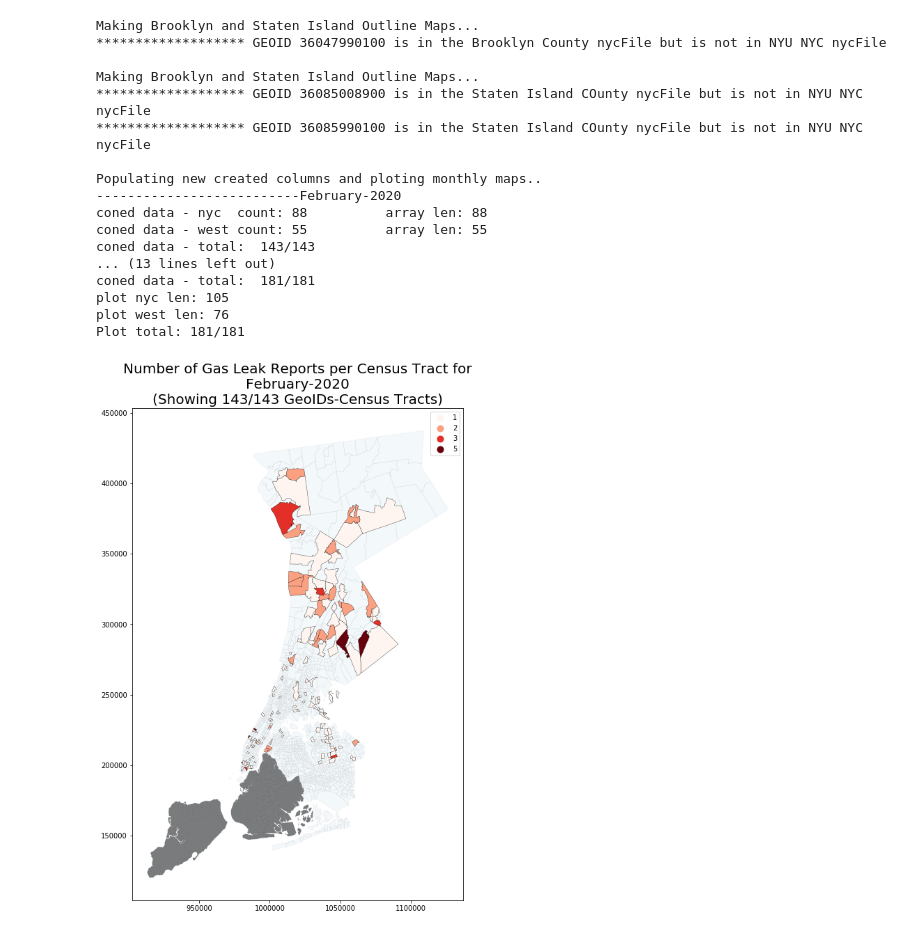
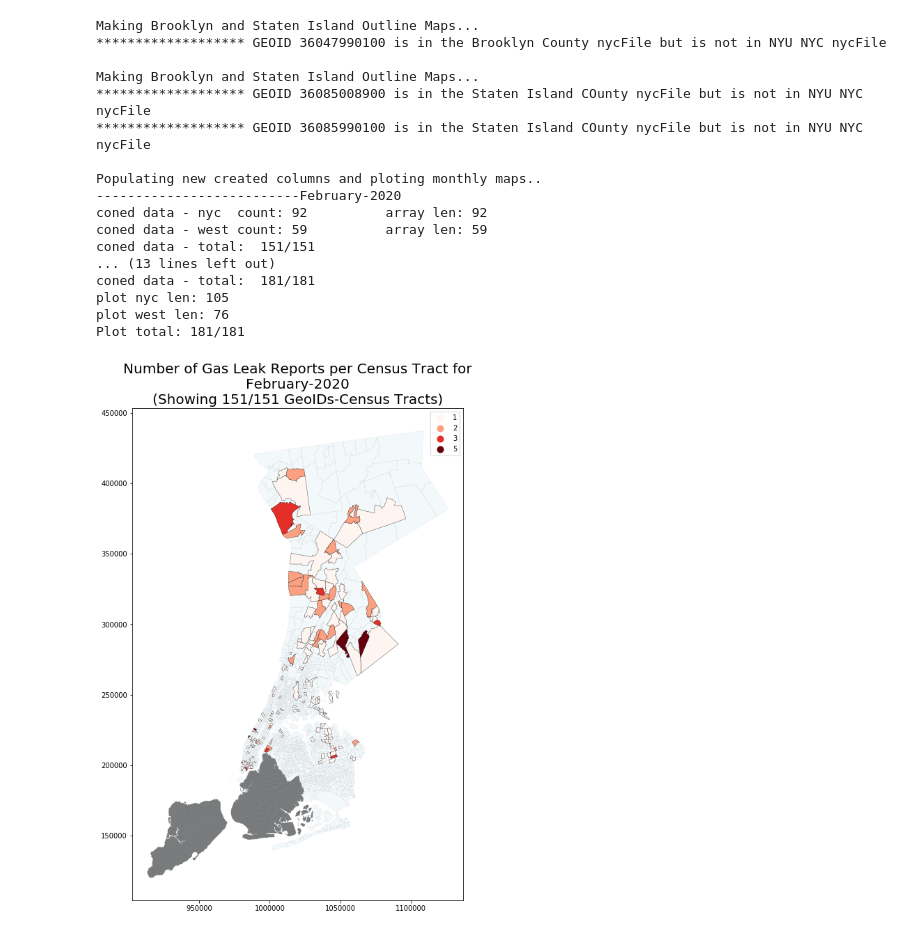
Before and after one commit to mhasan004/GasLeakProject-Merged, a Jupyter notebook: Map_2010_MonthlyPlots.ipynb, the cells around one changed output. Cells and saved outputs as stored; diff of their text form; code cells hidden in the pictures.

Commit message:
updated feb data

```diff
--- a/Map_2010_MonthlyPlots.ipynb
+++ b/Map_2010_MonthlyPlots.ipynb
@@ -11,11 +11,15 @@ import pandas as pd
 import numpy as np
 
 # A) CREATING DF AND GDF:
-nycFile      = "ShapeFiles/NYU_NYC_34505_SP/nyu_2451_34505.shp"
-csvFile      = "DataFiles/GasHistory_2010_ReportFrequency_Monthly.csv"
-brooklynFile = "ShapeFiles/TIGER_2010_County_Shapefiles/BrooklynCounty_2010SHP/tl_2010_36047_tract10.shp"
-statenFile   = "ShapeFiles/TIGER_2010_County_Shapefiles/StatenIslanCounty_2010SHP"
+csvFile     = "DataFiles/GasHistory_2010_ReportFrequency_Monthly.csv"
+outNYCFile  = "DataFiles/GasHistory_2010_ReportFrequency_Monthly_nycPlot.csv"
+outWestFile = "DataFiles/GasHistory_2010_ReportFrequency_Monthly_westchesterPlot.csv"
+
+nycFile         = "ShapeFiles/NYU_NYC_34505_SP/nyu_2451_34505.shp"
+brooklynFile    = "ShapeFiles/TIGER_2010_County_Shapefiles/BrooklynCounty_2010SHP/tl_2010_36047_tract10.shp"
+statenFile      = "ShapeFiles/TIGER_2010_County_Shapefiles/StatenIslanCounty_2010SHP"
 westchesterFile = "ShapeFiles/westchester2010/wctigtrt10.shp"
+
 monthlyDF = pd.read_csv(csvFile)                                                                            # Read the csv file and make a data frame
 nycGDF = gp.read_file(nycFile)                                                                           # Read the shape file and make a data frame
 brooklynGDF = gp.read_file(brooklynFile)
@@ -190,36 +194,36 @@ for row in range(0,len(monthlyDF)):
     # 5) PLOT THE MONTH'S DATA:
     figx = 14
     figy = 13
     ax = nycGDF.plot(alpha=0.05, edgecolor='black', linewidth = 0.6, figsize = (figx,figy))
     ax = brooklynOutlineGDF.plot(alpha=0.5, ax=ax, figsize = (figx,figy), color="black")
     ax = statenOutlineGDF.plot(alpha=0.5, ax=ax, figsize = (figx,figy), color="black")
 
     ax = thisMonthPlot_nycGDF.plot(column='TotalMonthlyReport',cmap = 'Reds', edgecolor='black', linewidth = 0.3, figsize = (figx,figy),legend = True, ax=ax)#, ax=ax, alpha=1) #10,8
     # map.set_title(label = 'Number of Gas Leak Reports per Census Tract for\n{0}\n(Showing {1}/{2} GeoIDs-Census Tracts)\n(Remaining Census Tracts are in Westcester County which isnt Plotted)'.format(thisMonthYrStr, len(thisMonthPlot_nycGDF), len(thisMonthsDF)), fontdict={'fontsize': 20}, loc='center')
 
     ax = westchesterGDF.plot(alpha=0.05, edgecolor='black', linewidth = 0.6, figsize = (figx,figy), ax=ax)
     map = thisMonthPlot_westGDF.plot(column='TotalMonthlyReport',cmap = 'Reds', edgecolor='black', linewidth = 0.3, figsize = (figx,figy),legend = True, ax=ax)#, ax=ax, alpha=1) #10,8
     map.set_title(label = 'Number of Gas Leak Reports per Census Tract for\n{0}\n(Showing {1}/{2} GeoIDs-Census Tracts)'.format(thisMonthYrStr, (len(thisMonthPlot_westGDF)+len(thisMonthPlot_nycGDF)), len(thisMonthsDF)), fontdict={'fontsize': 20}, loc='center')
 
 #%%
 # %% [output]
 Making Brooklyn and Staten Island Outline Maps...
 ******************* GEOID 36047990100 is in the Brooklyn County nycFile but is not in NYU NYC nycFile
 
 Making Brooklyn and Staten Island Outline Maps...
 ******************* GEOID 36085008900 is in the Staten Island COunty nycFile but is not in NYU NYC nycFile
 ******************* GEOID 36085990100 is in the Staten Island COunty nycFile but is not in NYU NYC nycFile
 
 Populating new created columns and ploting monthly maps..
 --------------------------February-2020
-coned data - nyc  count: 88          array len: 88
-coned data - west count: 55          array len: 55
-coned data - total:  143/143
+coned data - nyc  count: 92          array len: 92
+coned data - west count: 59          array len: 59
+coned data - total:  151/151
 ... (13 lines left out)
 coned data - total:  181/181
 plot nyc len: 105
 plot west len: 76
 Plot total: 181/181
-[figure, old version]
+[figure, new version]
 [figure]
 [figure]
```
Also changed, not shown: 45 other files.
